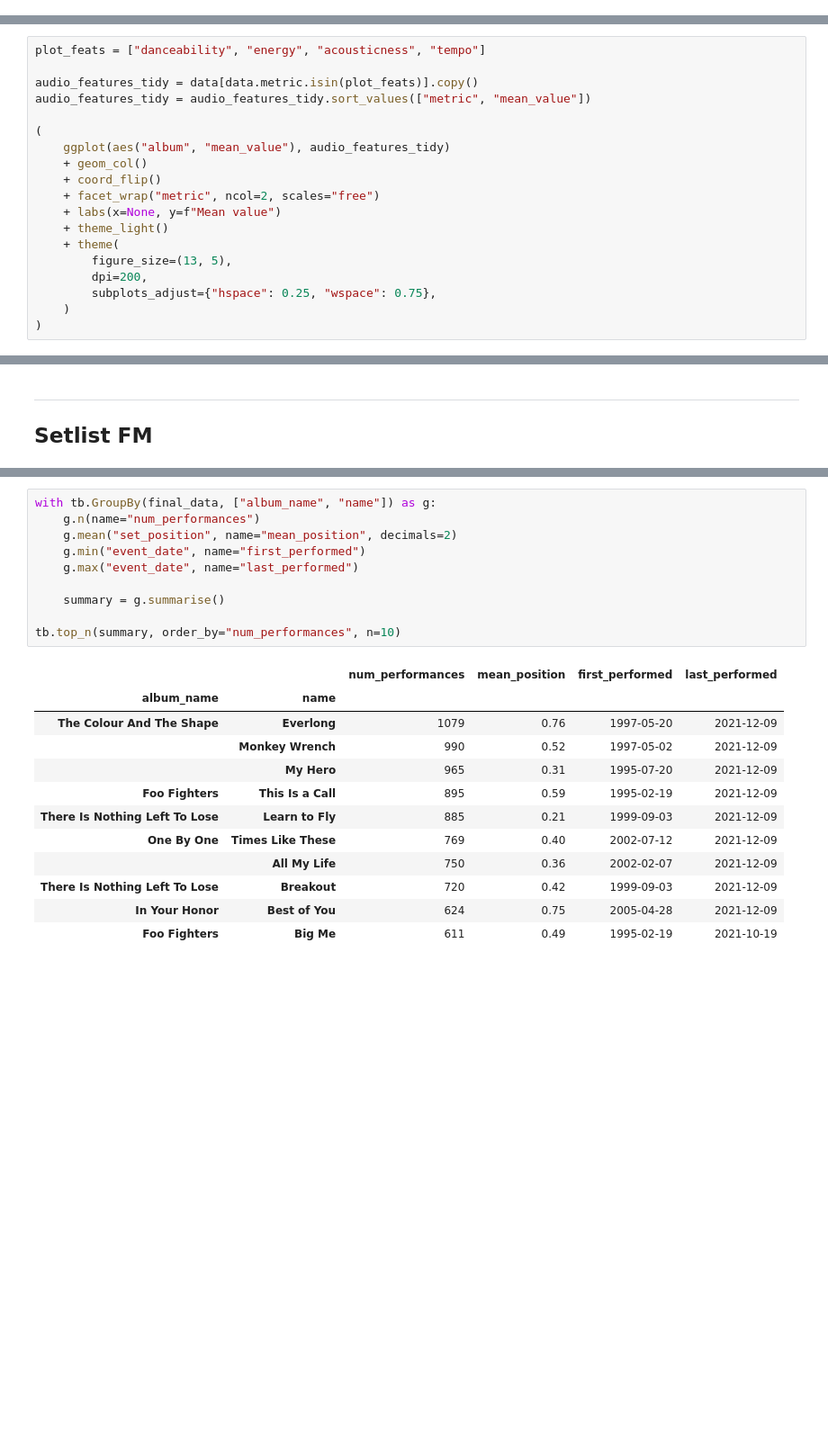
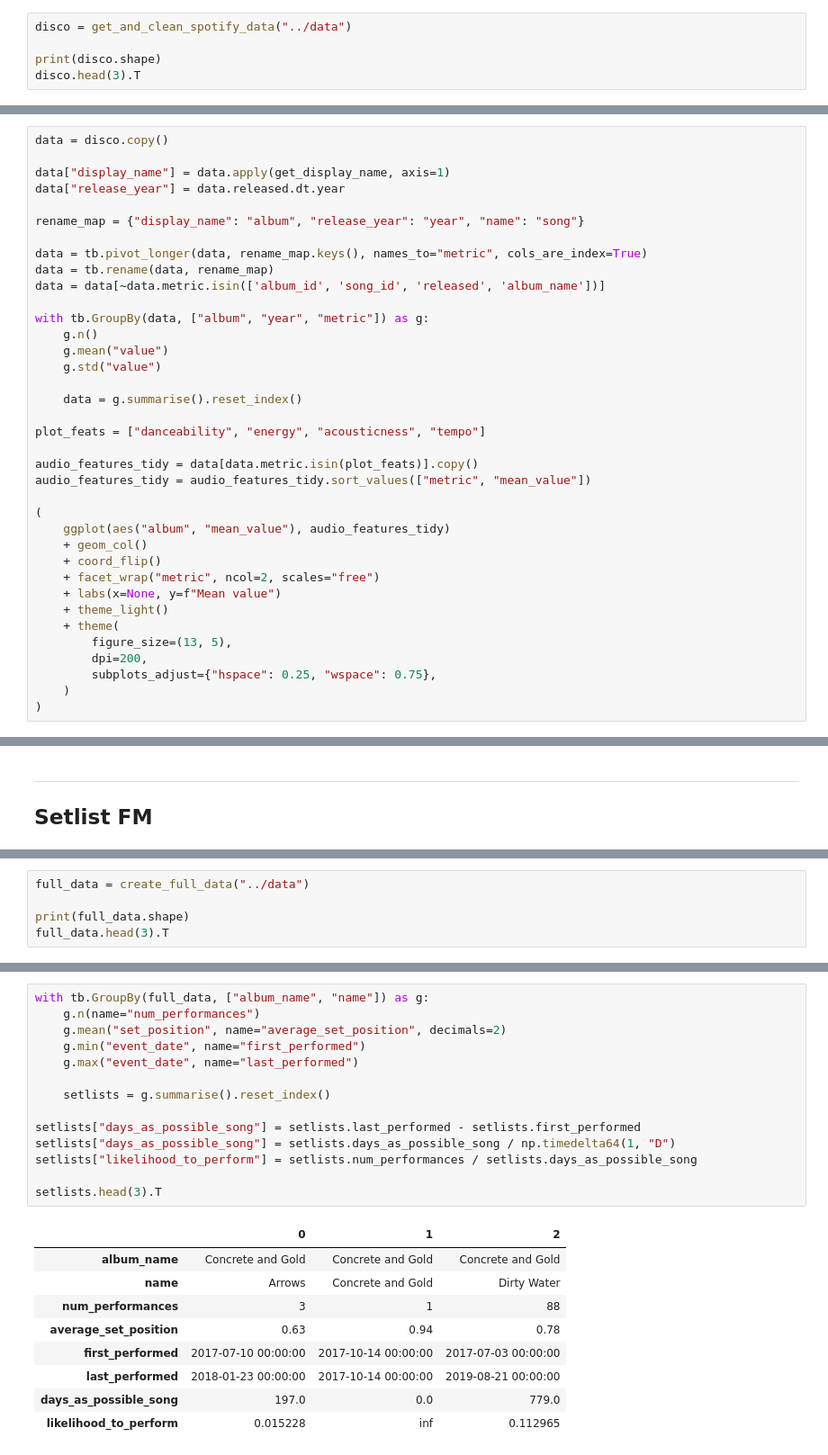
Before and after one commit to mbmackenzie/setlist-survival, a Jupyter notebook: notebooks/Exploratory Analysis.ipynb, the cells around one changed output, grey strips where cells are left out. Shown: that part at 90% size. Cells and saved outputs as stored; diff of their text form; blank space fills up the shorter version.

```diff
--- a/notebooks/Exploratory Analysis.ipynb
+++ b/notebooks/Exploratory Analysis.ipynb
@@ -25,0 +24,5 @@ disco.loc[disco.album_name.str.contains("One By One"), "album_name"] = "One By O
+# %%
+disco = get_and_clean_spotify_data("../data")
+
+print(disco.shape)
+disco.head(3).T
@@ -65,4 +66,22 @@ data = (
 # %%
+data = disco.copy()
+
+data["display_name"] = data.apply(get_display_name, axis=1)
+data["release_year"] = data.released.dt.year
+
+rename_map = {"display_name": "album", "release_year": "year", "name": "song"}
+
+data = tb.pivot_longer(data, rename_map.keys(), names_to="metric", cols_are_index=True)
+data = tb.rename(data, rename_map)
+data = data[~data.metric.isin(['album_id', 'song_id', 'released', 'album_name'])]
+
+with tb.GroupBy(data, ["album", "year", "metric"]) as g:
+    g.n()
+    g.mean("value")
+    g.std("value")
+
+    data = g.summarise().reset_index()
+
 plot_feats = ["danceability", "energy", "acousticness", "tempo"]
 
 audio_features_tidy = data[data.metric.isin(plot_feats)].copy()
@@ -204,0 +158,5 @@ final_data
+# %%
+full_data = create_full_data("../data")
+
+print(full_data.shape)
+full_data.head(3).T
@@ -205,23 +182,24 @@ final_data
 # %%
-with tb.GroupBy(final_data, ["album_name", "name"]) as g:
+with tb.GroupBy(full_data, ["album_name", "name"]) as g:
     g.n(name="num_performances")
-    g.mean("set_position", name="mean_position", decimals=2)
+    g.mean("set_position", name="average_set_position", decimals=2)
     g.min("event_date", name="first_performed")
     g.max("event_date", name="last_performed")
 
-    summary = g.summarise()
+    setlists = g.summarise().reset_index()
 
-tb.top_n(summary, order_by="num_performances", n=10)
+setlists["days_as_possible_song"] = setlists.last_performed - setlists.first_performed
+setlists["days_as_possible_song"] = setlists.days_as_possible_song / np.timedelta64(1, "D")
+setlists["likelihood_to_perform"] = setlists.num_performances / setlists.days_as_possible_song
+
+setlists.head(3).T
 # %% [output]
-|  |  | num_performances | mean_position | first_performed | last_performed |
-| album_name | name |  |  |  |  |
-| The Colour And The Shape | Everlong | 1079 | 0.76 | 1997-05-20 | 2021-12-09 |
-|  | Monkey Wrench | 990 | 0.52 | 1997-05-02 | 2021-12-09 |
-|  | My Hero | 965 | 0.31 | 1995-07-20 | 2021-12-09 |
-| Foo Fighters | This Is a Call | 895 | 0.59 | 1995-02-19 | 2021-12-09 |
-| There Is Nothing Left To Lose | Learn to Fly | 885 | 0.21 | 1999-09-03 | 2021-12-09 |
-| One By One | Times Like These | 769 | 0.40 | 2002-07-12 | 2021-12-09 |
-|  | All My Life | 750 | 0.36 | 2002-02-07 | 2021-12-09 |
-| There Is Nothing Left To Lose | Breakout | 720 | 0.42 | 1999-09-03 | 2021-12-09 |
-| In Your Honor | Best of You | 624 | 0.75 | 2005-04-28 | 2021-12-09 |
-| Foo Fighters | Big Me | 611 | 0.49 | 1995-02-19 | 2021-10-19 |
+|  | 0 | 1 | 2 |
+| album_name | Concrete and Gold | Concrete and Gold | Concrete and Gold |
+| name | Arrows | Concrete and Gold | Dirty Water |
+| num_performances | 3 | 1 | 88 |
+| average_set_position | 0.63 | 0.94 | 0.78 |
+| first_performed | 2017-07-10 00:00:00 | 2017-10-14 00:00:00 | 2017-07-03 00:00:00 |
+| last_performed | 2018-01-23 00:00:00 | 2017-10-14 00:00:00 | 2019-08-21 00:00:00 |
+| days_as_possible_song | 197.0 | 0.0 | 779.0 |
+| likelihood_to_perform | 0.015228 | inf | 0.112965 |
```
Also changed, not shown: parts of 14 cells of this notebook, 9 other files.
